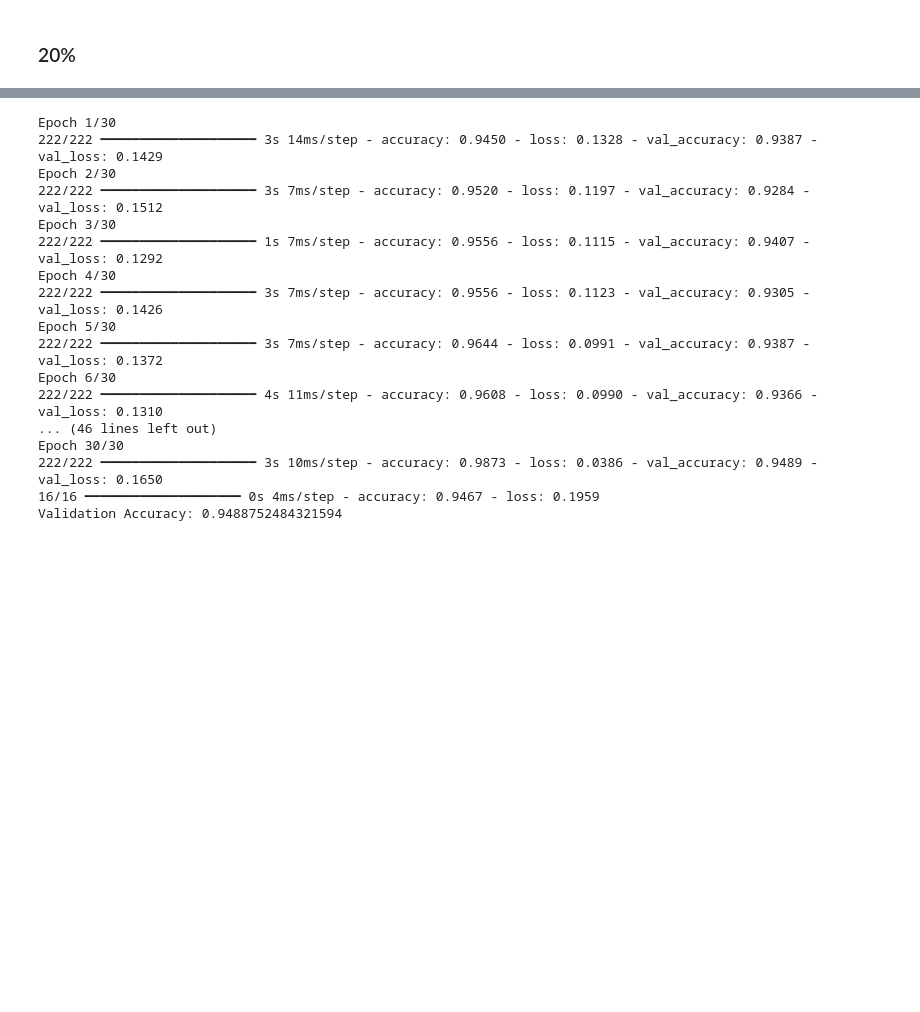
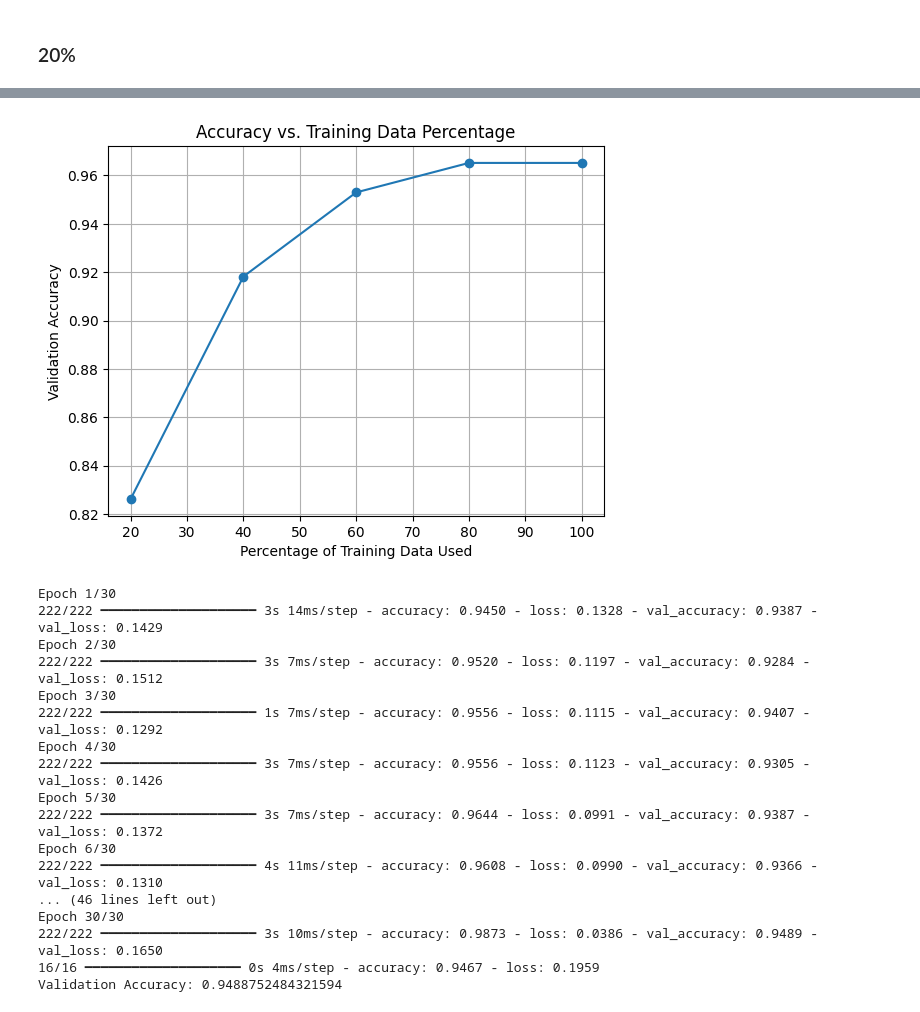
Before and after one commit to hardik1408/CS771, a Jupyter notebook: emoticon_lstm.ipynb, the cells around one changed output, grey strips where cells are left out. Cells and saved outputs as stored; diff of their text form; code cells hidden in the pictures; blank space fills up the shorter version.

```diff
--- a/emoticon_lstm.ipynb
+++ b/emoticon_lstm.ipynb
@@ -158,3 +489,22 @@ validation_labels = validation_labels.astype(int)
+# %%
+# prompt: create a plot which plots the accuracy vs the percentage of training data used
+
+import matplotlib.pyplot as plt
+
+# Assuming you have the accuracy values for each training data percentage stored in a list
+training_data_percentages = [20, 40, 60, 80, 100]
+accuracies = [0.8262, 0.9182, 0.9530, 0.9652, 0.9652]  # Replace with your actual accuracy values
+
+
+# Create the plot
+plt.plot(training_data_percentages, accuracies, marker='o')
+plt.xlabel('Percentage of Training Data Used')
+plt.ylabel('Validation Accuracy')
+plt.title('Accuracy vs. Training Data Percentage')
+plt.grid(True)
+plt.show()
+# %% [output]
+[figure, added]
 # %%
 # Define the LSTM model
 model = Sequential()
```
Also changed, not shown: parts of 23 cells of this notebook.
